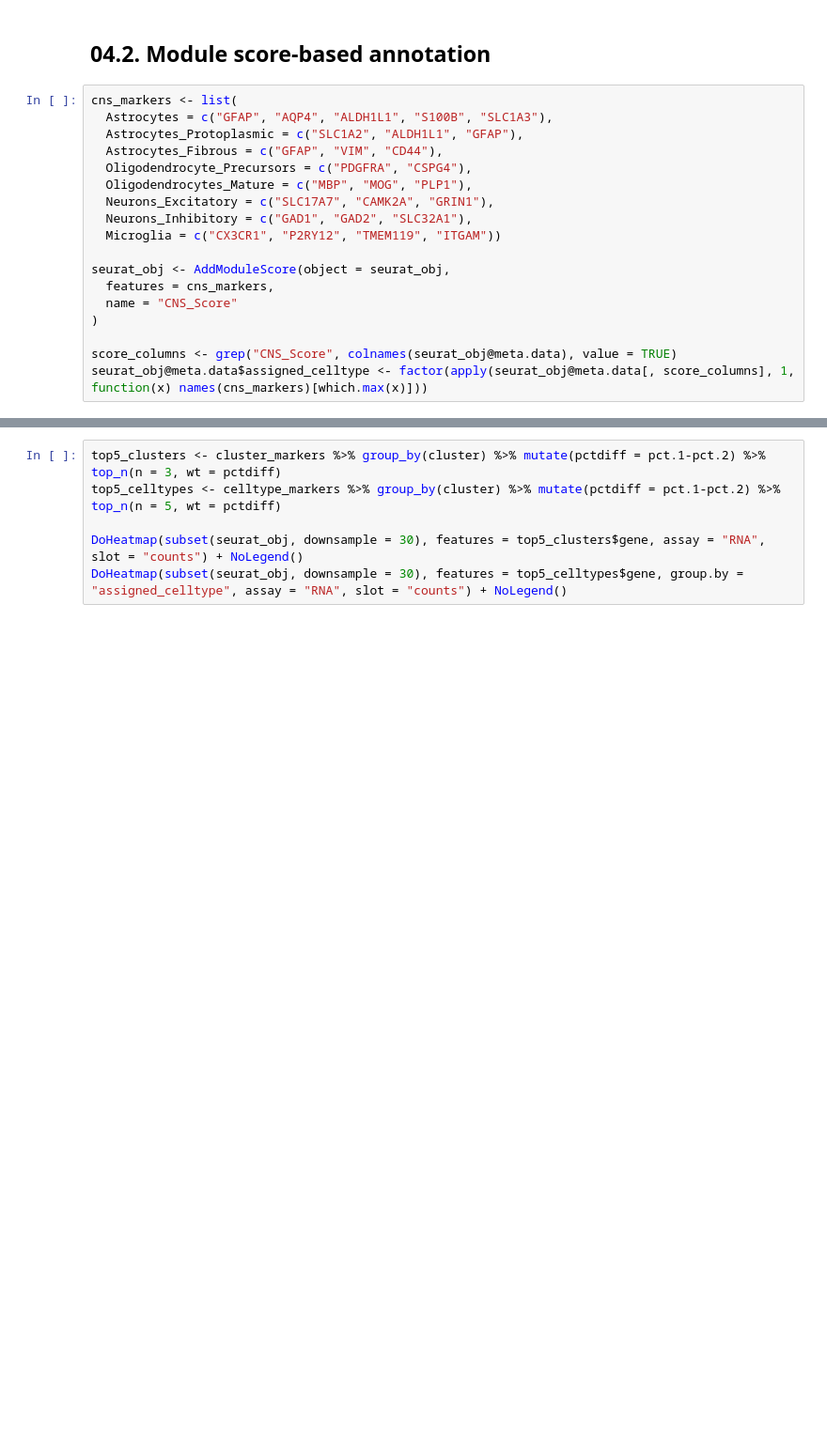
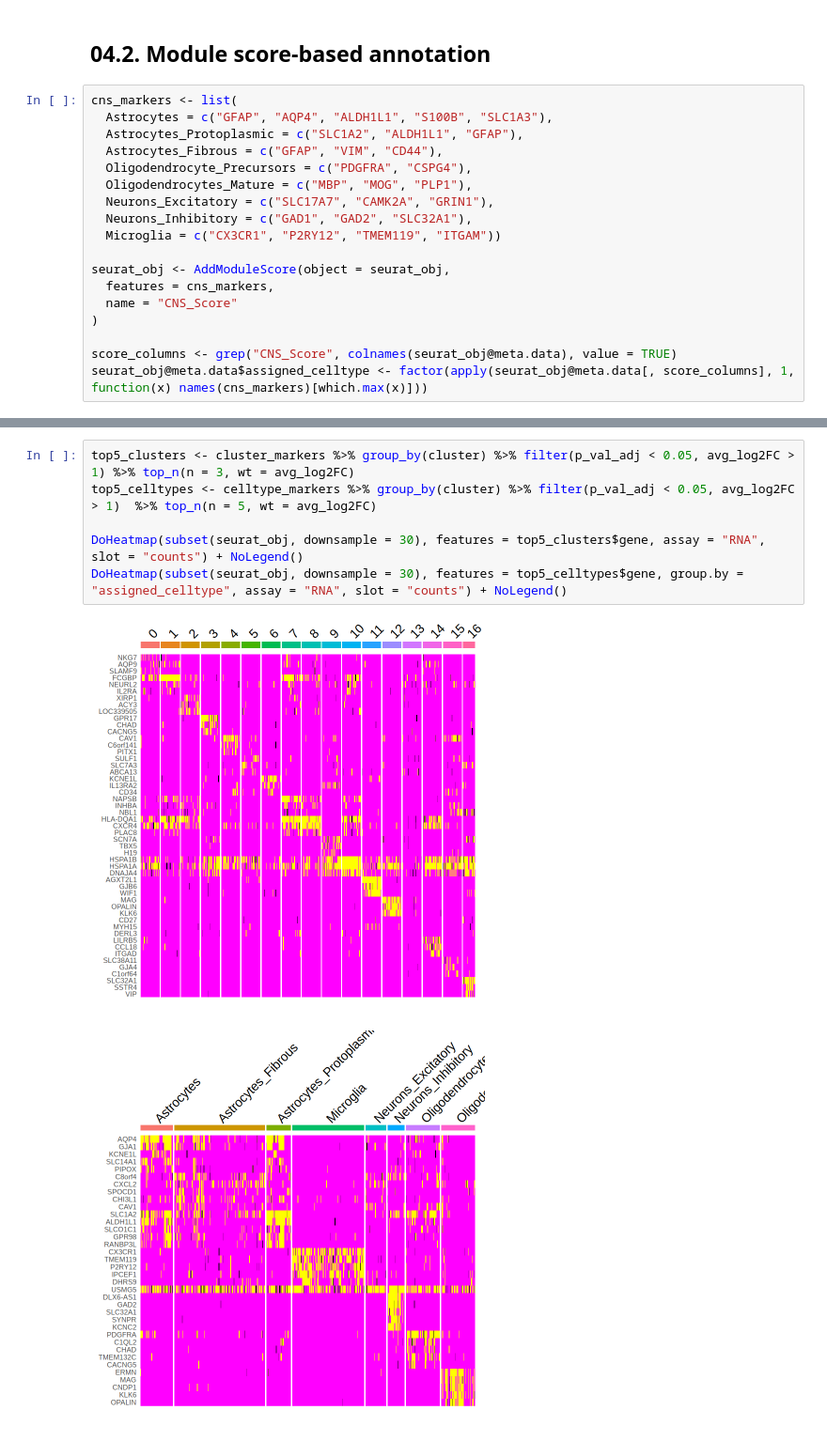
Before and after one commit to GenomicsUA/2025Q1-DAAD-sc-spatial, a Jupyter notebook: Module_2/S12/04_cell_annotation_without_clustering.ipynb, the cells around one changed output, grey strips where cells are left out. Shown at 94% size. Drawn from its saved outputs; the diff is of its cells as text; blank space fills up the shorter version.

```diff
--- a/Module_2/S12/04_cell_annotation_without_clustering.ipynb
+++ b/Module_2/S12/04_cell_annotation_without_clustering.ipynb
@@ -42,6 +91,9 @@ celltype_markers <- FindAllMarkers(
 # %%
-top5_clusters <- cluster_markers %>% group_by(cluster) %>% mutate(pctdiff = pct.1-pct.2) %>% top_n(n = 3, wt = pctdiff)
-top5_celltypes <- celltype_markers %>% group_by(cluster) %>% mutate(pctdiff = pct.1-pct.2) %>% top_n(n = 5, wt = pctdiff)
+top5_clusters <- cluster_markers %>% group_by(cluster) %>% filter(p_val_adj < 0.05, avg_log2FC > 1) %>% top_n(n = 3, wt = avg_log2FC)
+top5_celltypes <- celltype_markers %>% group_by(cluster) %>% filter(p_val_adj < 0.05, avg_log2FC > 1)  %>% top_n(n = 5, wt = avg_log2FC)
 
 DoHeatmap(subset(seurat_obj, downsample = 30), features = top5_clusters$gene, assay = "RNA", slot = "counts") + NoLegend()
 DoHeatmap(subset(seurat_obj, downsample = 30), features = top5_celltypes$gene, group.by = "assigned_celltype", assay = "RNA", slot = "counts") + NoLegend()
+# %% [output]
+[figure, added]
+[figure, added]
```
Also changed, not shown: parts of 8 cells of this notebook, 5 other files.
